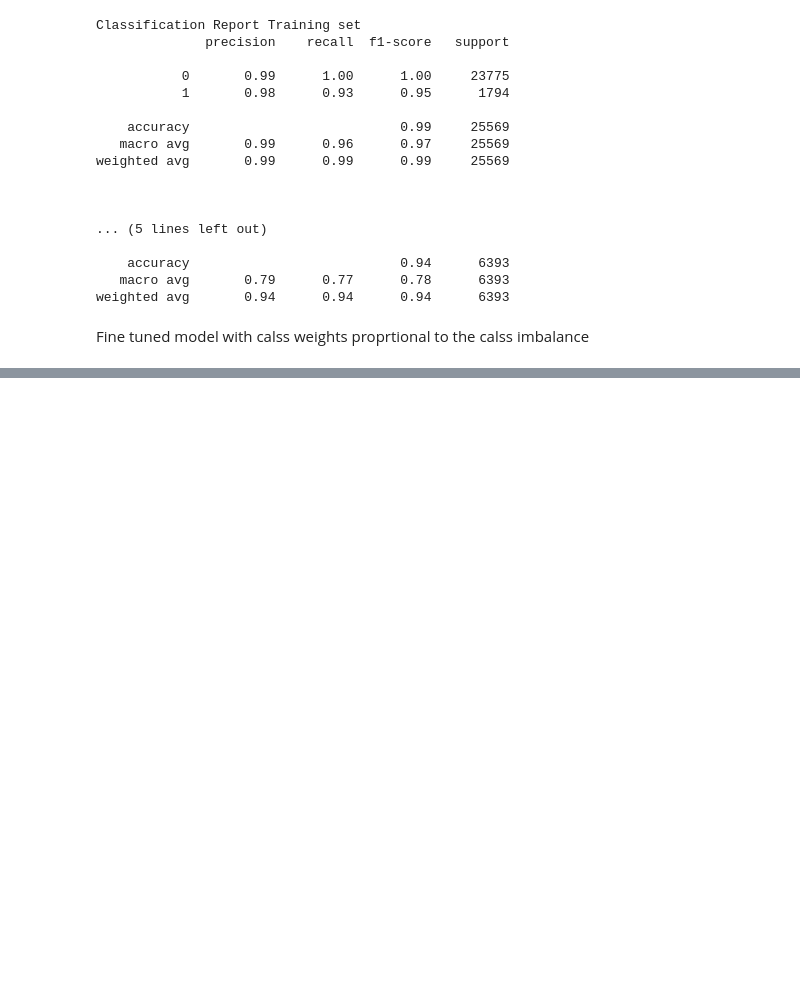
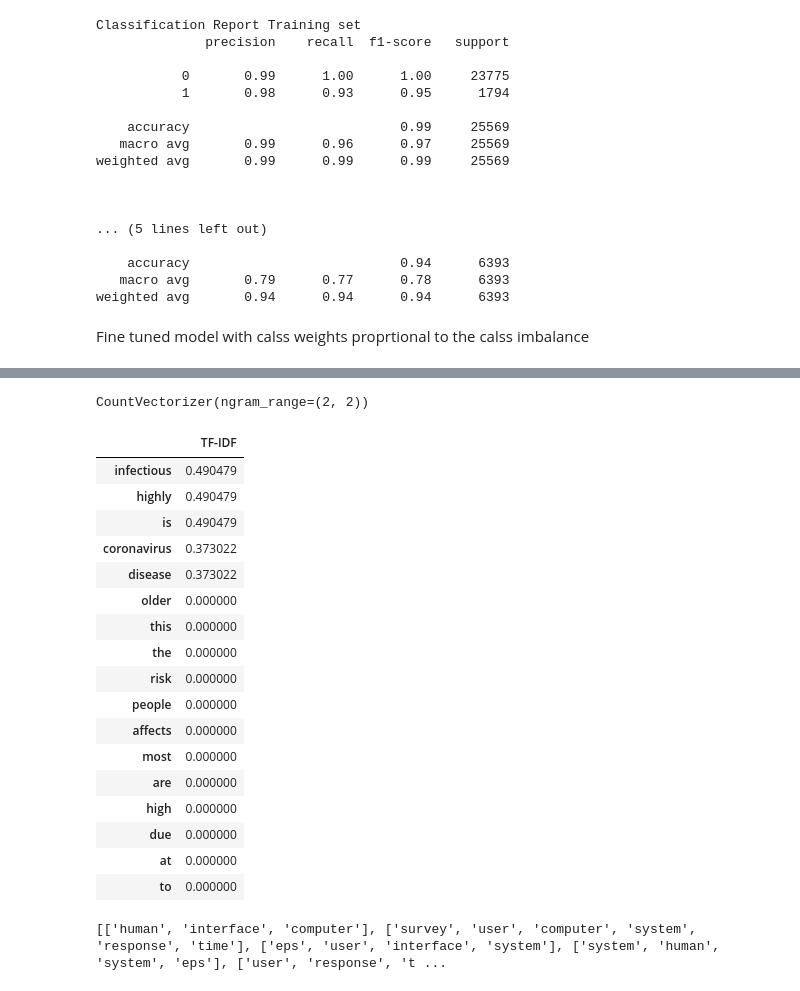
Before and after one commit to bwaklog/pleasebekind, a Jupyter notebook: ml_models/hsc-twitter-1/test.ipynb, the cells around one changed output, grey strips where cells are left out. Cells and saved outputs as stored; diff of their text form; code cells hidden in the pictures; blank space fills up the shorter version.

```diff
--- a/ml_models/hsc-twitter-1/test.ipynb
+++ b/ml_models/hsc-twitter-1/test.ipynb
@@ -615,0 +840,38 @@ weighted avg       0.95      0.92      0.93      6393
+# %%
+cv = CountVectorizer(ngram_range=(2,2))
+cv
+# %% [output]
+CountVectorizer(ngram_range=(2, 2))
+# %%
+from sklearn.feature_extraction.text import TfidfVectorizer
+sents = ['coronavirus is a highly infectious disease',
+   'coronavirus affects older people the most',
+   'older people are at high risk due to this disease']
+
+tfidf = TfidfVectorizer()
+transformed = tfidf.fit_transform(sents)
+
+import pandas as pd
+df = pd.DataFrame(transformed[0].T.todense(),
+    	index=tfidf.get_feature_names_out(), columns=["TF-IDF"])
+df = df.sort_values('TF-IDF', ascending=False)
+df
+# %% [output]
+|  | TF-IDF |
+| infectious | 0.490479 |
+| highly | 0.490479 |
+| is | 0.490479 |
+| coronavirus | 0.373022 |
+| disease | 0.373022 |
+| older | 0.000000 |
+| this | 0.000000 |
+| the | 0.000000 |
+| risk | 0.000000 |
+| people | 0.000000 |
+| affects | 0.000000 |
+| most | 0.000000 |
+| are | 0.000000 |
+| high | 0.000000 |
+| due | 0.000000 |
+| at | 0.000000 |
+| to | 0.000000 |
@@ -615,0 +880,10 @@ weighted avg       0.95      0.92      0.93      6393
+# %%
+from gensim.test.utils import common_texts
+from gensim.models import Word2Vec
+
+model = Word2Vec(sentences=common_texts, vector_size=100, window=5, min_count=1, workers=4)
+model.save("word2vec.model")
+
+print(common_texts)
+# %% [output]
+[['human', 'interface', 'computer'], ['survey', 'user', 'computer', 'system', 'response', 'time'], ['eps', 'user', 'interface', 'system'], ['system', 'human', 'system', 'eps'], ['user', 'response', 't ...
```
Also changed, not shown: parts of 30 cells of this notebook, 12 other files.
